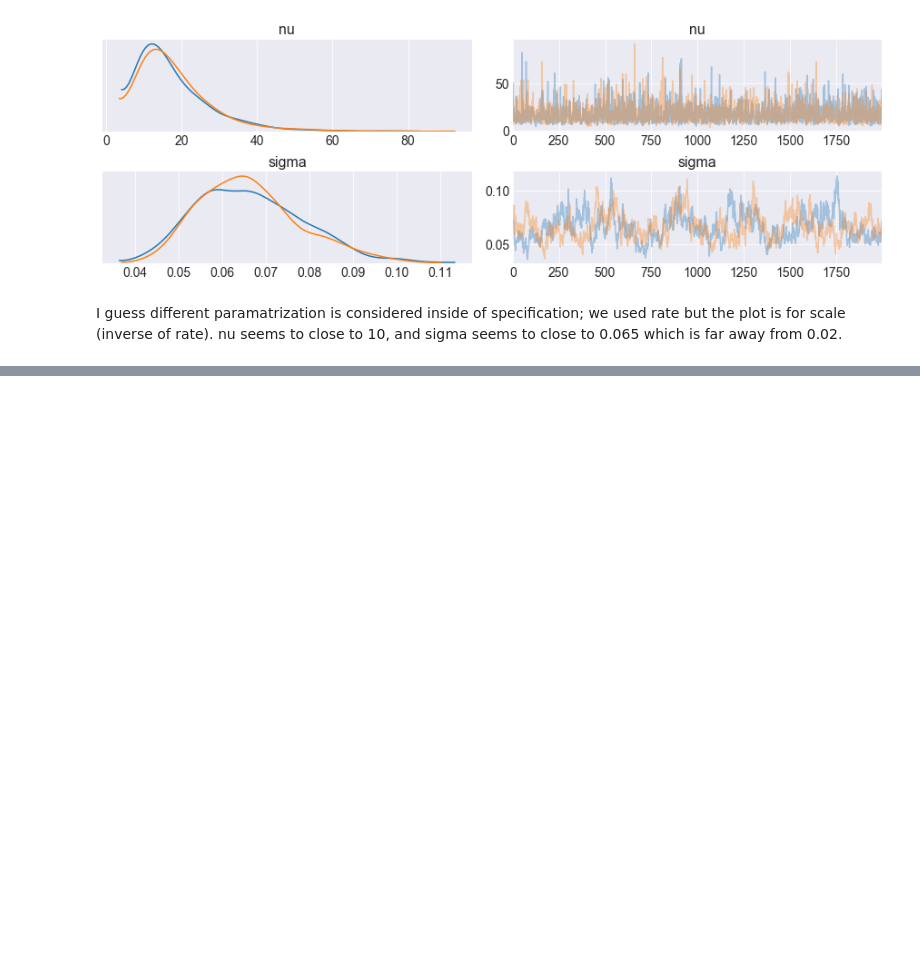
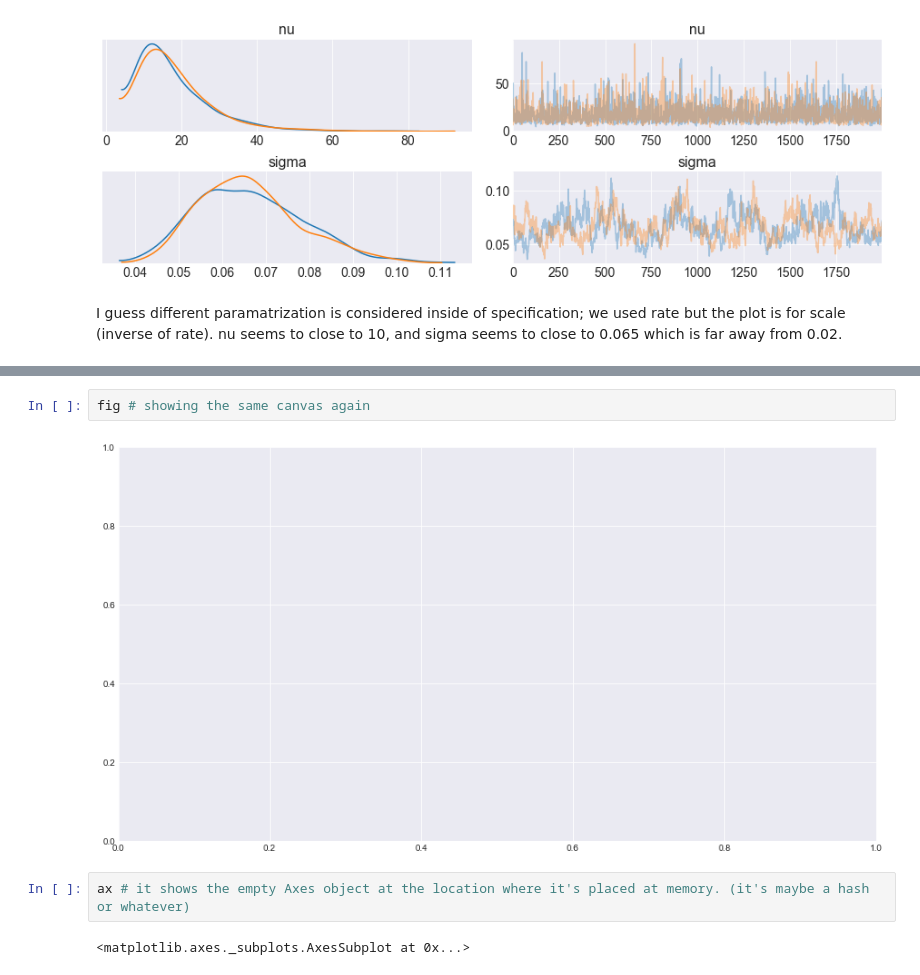
Before and after one commit to tom-hc-park/MSc-RA-Bayesian-evidence-synthesis, a Jupyter notebook: pyMC3 practice for MCMC and variational Bayes.ipynb, the cells around one changed output, grey strips where cells are left out. Drawn from its saved outputs; the diff is of its cells as text; blank space fills up the shorter version.

```diff
--- a/pyMC3 practice for MCMC and variational Bayes.ipynb
+++ b/pyMC3 practice for MCMC and variational Bayes.ipynb
@@ -387,0 +398,8 @@ nu seems to close to 10, and sigma seems to close to 0.065 which is far away fro
+# %%
+fig # showing the same canvas again
+# %% [output]
+[figure, added]
+# %%
+ax # it shows the empty Axes object at the location where it's placed at memory. (it's maybe a hash or whatever)
+# %% [output]
+<matplotlib.axes._subplots.AxesSubplot at 0x...>
```
Also changed, not shown: parts of 19 cells of this notebook.
